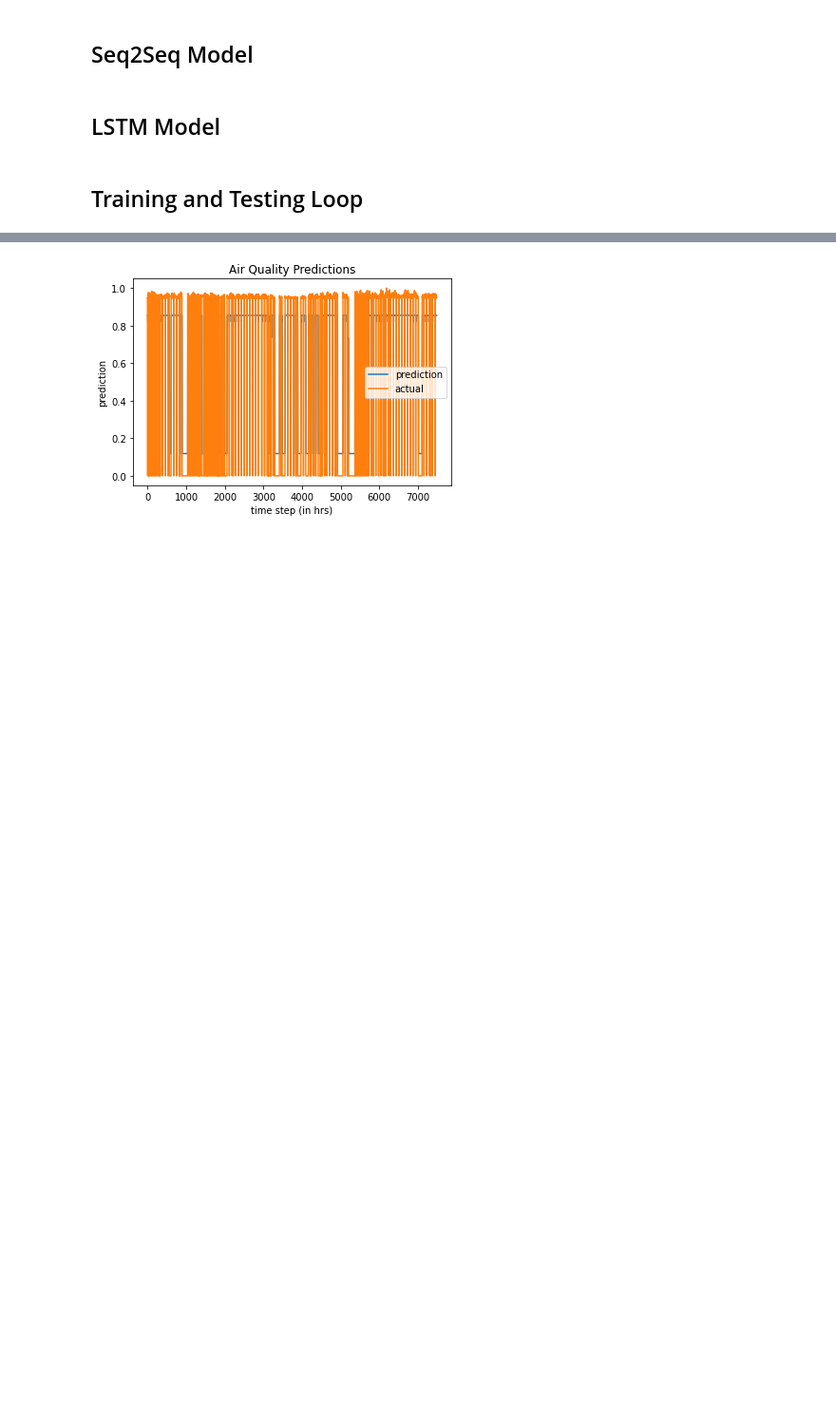
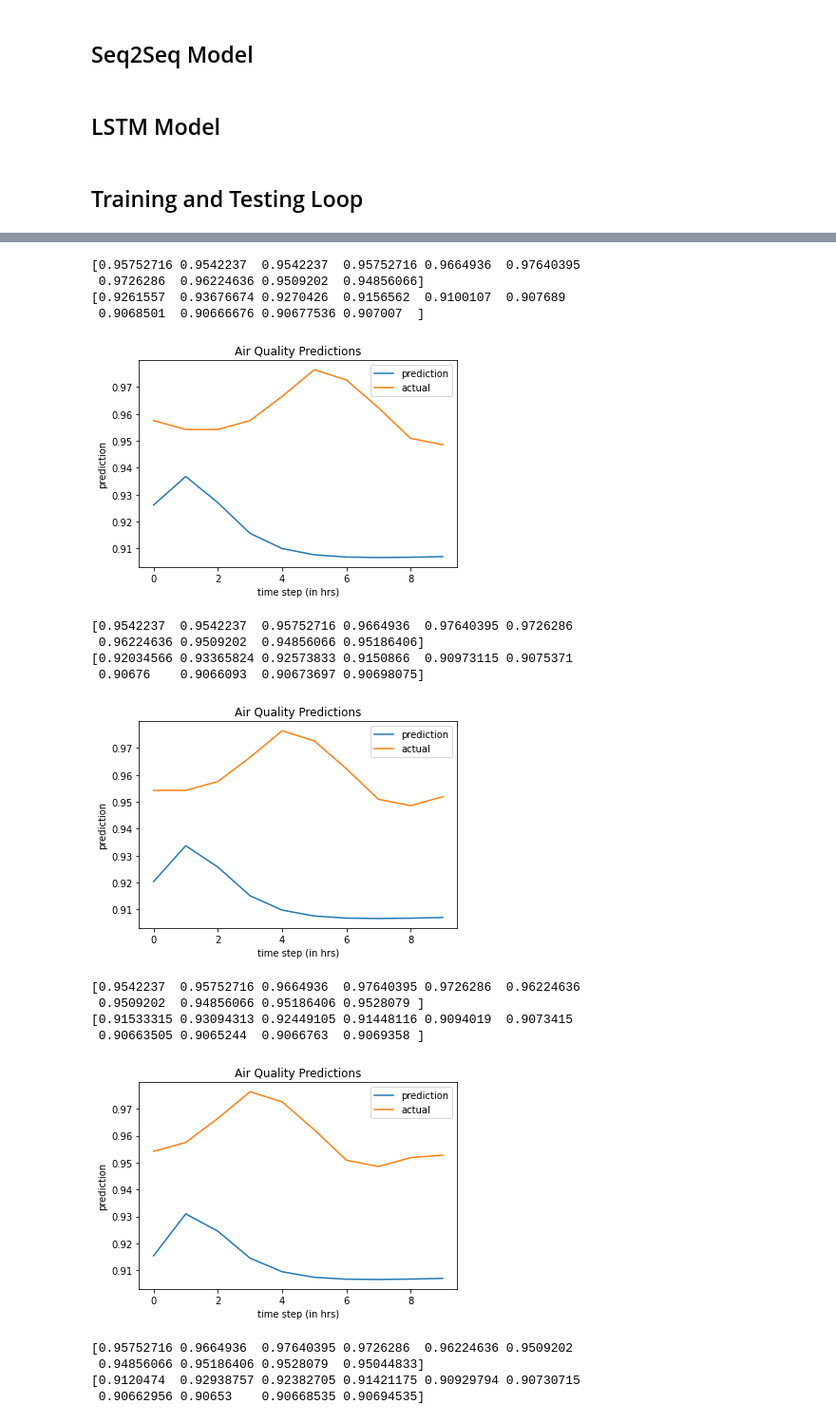
Before and after one commit to briang3389/airQ, a Jupyter notebook: src/main.ipynb, the cells around one changed output, grey strips where cells are left out. Shown at 95% size. Cells and saved outputs as stored; diff of their text form; code cells hidden in the pictures; blank space fills up the shorter version.

```diff
--- a/src/main.ipynb
+++ b/src/main.ipynb
@@ -305,16 +306,16 @@ Not connected to a GPU
 cpu
 # %%
 # collumns of interest
-#input_data_cols = ["CO(GT)", "PT08.S1(CO)", "NMHC(GT)"] # add features to end to make itself predict the output col - lstm not limit to 1 feature
-input_data_cols = ["CO(GT)"]
+input_data_cols = ["CO(GT)", "PT08.S1(CO)", "NMHC(GT)"] # add features to end to make itself predict the output col - lstm not limit to 1 feature
+#input_data_cols = ["CO(GT)"]
 input_data_features = len(input_data_cols)
 # input_data_cols = ["sales_amount"]
 output_data_cols = ["CO(GT)"]
 output_data_features = len(output_data_cols)
 percent = 0.8 # test-train split percentage
-lookback = 5 # number of units used to make prediction
-predict = 1 # number of units that will be predicted
-batch_size = 8 # number of examples run through in parallel
+lookback = 20 # number of units used to make prediction
+predict = 10 # number of units that will be predicted
+batch_size = 32 # number of examples run through in parallel
 shuffle_train_data = True # whether you want to shuffle data during training or not
 # %%
 originaldf = pd.read_excel('/content/boilermakeX/AirQualityUCI.xlsx')
@@ -476,9 +487,9 @@ batches in train_dl: 936
 # %%
 lstm_inp_size = input_data_features # number of input features in lstm
 lstm_out_size = output_data_features # number of output features in lstm
-lstm_hidden_count = 4 # number of lstm cells
+lstm_hidden_count = 8 # number of lstm cells
 lstm_dropout = 0. # none lol
-lstm_layer_count = 2 # number of layers in lstm cell
+lstm_layer_count = 4 # number of layers in lstm cell
 lstm_input_seq_len = lookback # length of input sequence to LSTM
 lstm_verbose = False
 # %%
@@ -791,26 +827,63 @@ plt.show()
 # %%
+import warnings
+warnings.filterwarnings("ignore", category=np.VisibleDeprecationWarning)
+warnings.filterwarnings("ignore", category=FutureWarning)
+
 pred_arr = []
 ground_truth = []
-x_axis = []
+
 
 for i in range(len(train_x)):
   x =  torch.from_numpy(train_x[i]).to(torch.float32)
-  y =  torch.from_numpy(train_y[i]).to(torch.float32)
+  y =  torch.from_numpy(train_y[i]).squeeze().to(torch.float32)
+  pred = model.predict_seq(x)
+
+  if predict == 1:
+    save_pred = pred.detach().item()
+  else:
+    save_pred= pred.squeeze().detach().numpy()
+    y = y.detach().numpy()
+    print(y)
+    print(save_pred)
+    plt.plot(range(0,len(save_pred)), save_pred, label="prediction")
+    plt.plot(range(0,len(save_pred)), y, label="actual")
+    plt.legend()
+    plt.title("Air Quality Predictions")
+    plt.ylabel("prediction")
+    plt.xlabel("time step (in hrs)")
+    plt.show()
   #print(x.shape,x)
   #print(y.shape,y)
-  pred= model.predict_seq(x).squeeze().detach().numpy()
   #print(pred.shape,pred)
 
-  x_axis.append(i)
-  pred_arr.append(pred)
-  ground_truth.append(y)
+#  x_axis.append(i)
+#  pred_arr.append(save_pred)
+#  ground_truth.append(y)
 
 plt.plot(x_axis, pred_arr, label="prediction")
 plt.plot(x_axis, ground_truth, label="actual")
 plt.legend()
 plt.title("Air Quality Predictions")
 plt.ylabel("prediction")
 plt.xlabel("time step (in hrs)")
 plt.show()
 # %% [output]
+[0.95752716 0.9542237  0.9542237  0.95752716 0.9664936  0.97640395
+ 0.9726286  0.96224636 0.9509202  0.94856066]
+[0.9261557  0.93676674 0.9270426  0.9156562  0.9100107  0.907689
+ 0.9068501  0.90666676 0.90677536 0.907007  ]
-[figure, old version]
+[figure, new version]
+[0.9542237  0.9542237  0.95752716 0.9664936  0.97640395 0.9726286
+ 0.96224636 0.9509202  0.94856066 0.95186406]
+[0.92034566 0.93365824 0.92573833 0.9150866  0.90973115 0.9075371
+ 0.90676    0.9066093  0.90673697 0.90698075]
+[figure, added]
+[0.9542237  0.95752716 0.9664936  0.97640395 0.9726286  0.96224636
+ 0.9509202  0.94856066 0.95186406 0.9528079 ]
+[0.91533315 0.93094313 0.92449105 0.91448116 0.9094019  0.9073415
+ 0.90663505 0.9065244  0.9066763  0.9069358 ]
+[figure, added]
+[0.95752716 0.9664936  0.97640395 0.9726286  0.96224636 0.9509202
+ 0.94856066 0.95186406 0.9528079  0.95044833]
+[0.9120474  0.92938757 0.92382705 0.91421175 0.90929794 0.90730715
+ 0.90662956 0.90653    0.90668535 0.90694535]
```
Also changed, not shown: parts of 9 cells of this notebook.
